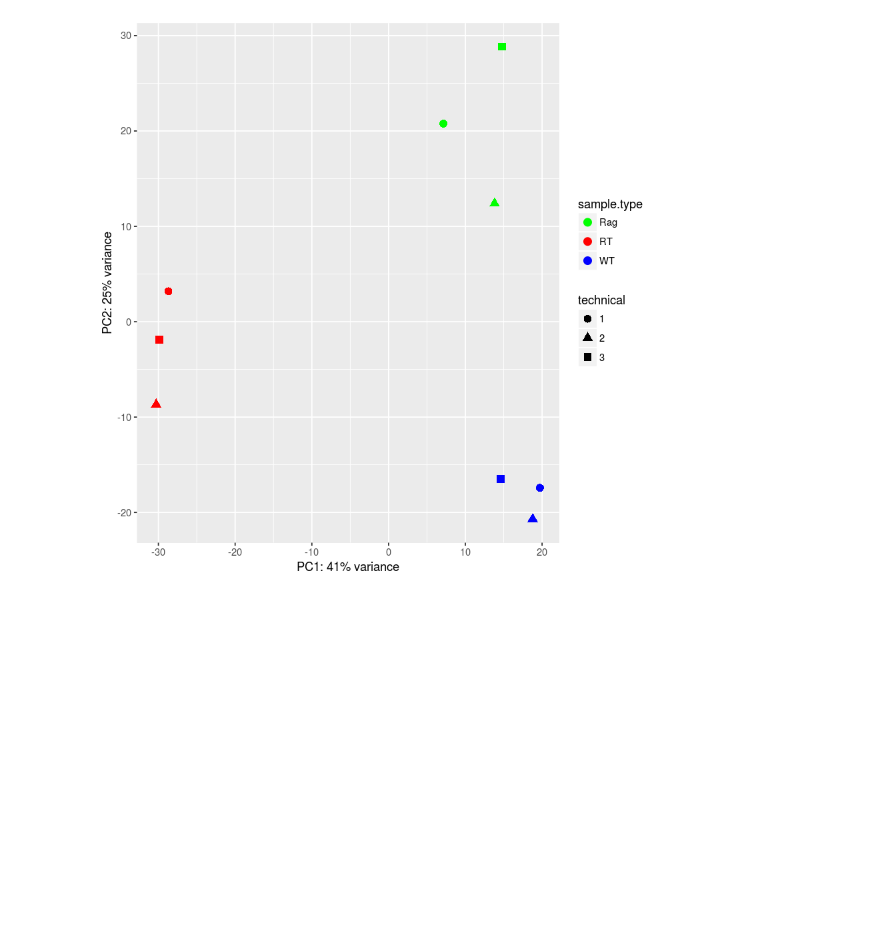
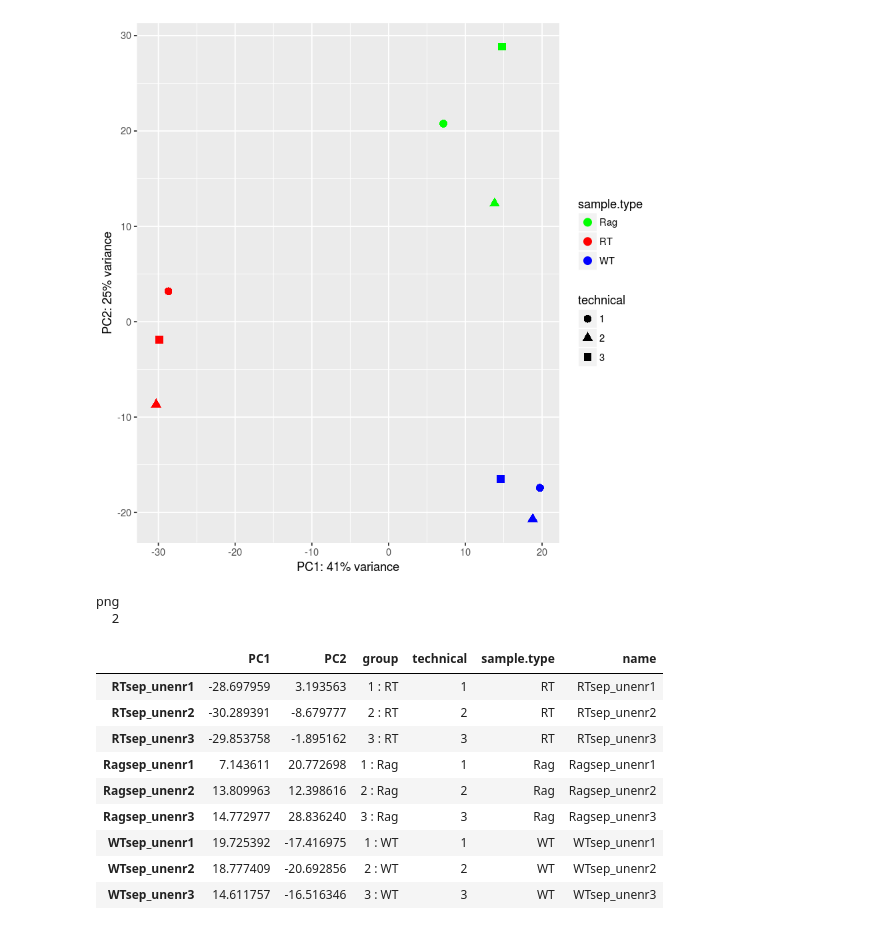
Before and after one commit to fagan2888/CM7_CM1E2d56col_unenr123_rawextract_2017, a Jupyter notebook: scripts/deseq plots pca.ipynb, the cells around one changed output. Saved outputs shown, nothing was run; the diff lists cells and outputs as text; code cells hidden in the pictures; blank space fills up the shorter version.

Commit message:
show raw values

```diff
--- a/scripts/deseq plots pca.ipynb
+++ b/scripts/deseq plots pca.ipynb
@@ -33,3 +52,28 @@ xlab(paste0("PC1: ",percentVar[1],"% variance")) +
 ylab(paste0("PC2: ",percentVar[2],"% variance"))
 # %% [output]
 [figure]
+# %%
+# save to pdf
+pdf("pca.pdf",width=6,height=4,paper='special')
+ggplot(data, aes(PC1, PC2, shape=technical, color=sample.type, order=sample.type)) +
+scale_colour_manual(values = c("green", "red", "blue")) +
+geom_point(size=3) +
+xlab(paste0("PC1: ",percentVar[1],"% variance")) +
+ylab(paste0("PC2: ",percentVar[2],"% variance"))
+dev.off()
+# %% [output]
+png
+  2
+# %%
+data
+# %% [output]
+|  | PC1 | PC2 | group | technical | sample.type | name |
+| RTsep_unenr1 | -28.697959 | 3.193563 | 1 : RT | 1 | RT | RTsep_unenr1 |
+| RTsep_unenr2 | -30.289391 | -8.679777 | 2 : RT | 2 | RT | RTsep_unenr2 |
+| RTsep_unenr3 | -29.853758 | -1.895162 | 3 : RT | 3 | RT | RTsep_unenr3 |
+| Ragsep_unenr1 | 7.143611 | 20.772698 | 1 : Rag | 1 | Rag | Ragsep_unenr1 |
+| Ragsep_unenr2 | 13.809963 | 12.398616 | 2 : Rag | 2 | Rag | Ragsep_unenr2 |
+| Ragsep_unenr3 | 14.772977 | 28.836240 | 3 : Rag | 3 | Rag | Ragsep_unenr3 |
+| WTsep_unenr1 | 19.725392 | -17.416975 | 1 : WT | 1 | WT | WTsep_unenr1 |
+| WTsep_unenr2 | 18.777409 | -20.692856 | 2 : WT | 2 | WT | WTsep_unenr2 |
+| WTsep_unenr3 | 14.611757 | -16.516346 | 3 : WT | 3 | WT | WTsep_unenr3 |
```
Also changed, not shown: parts of 2 cells of this notebook.
